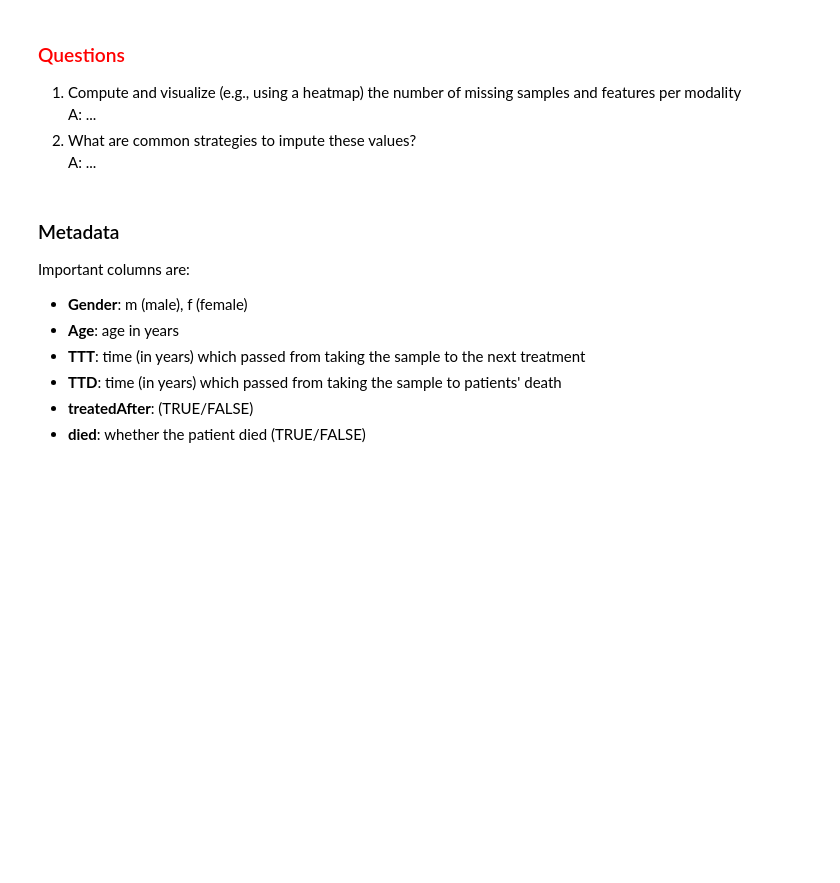
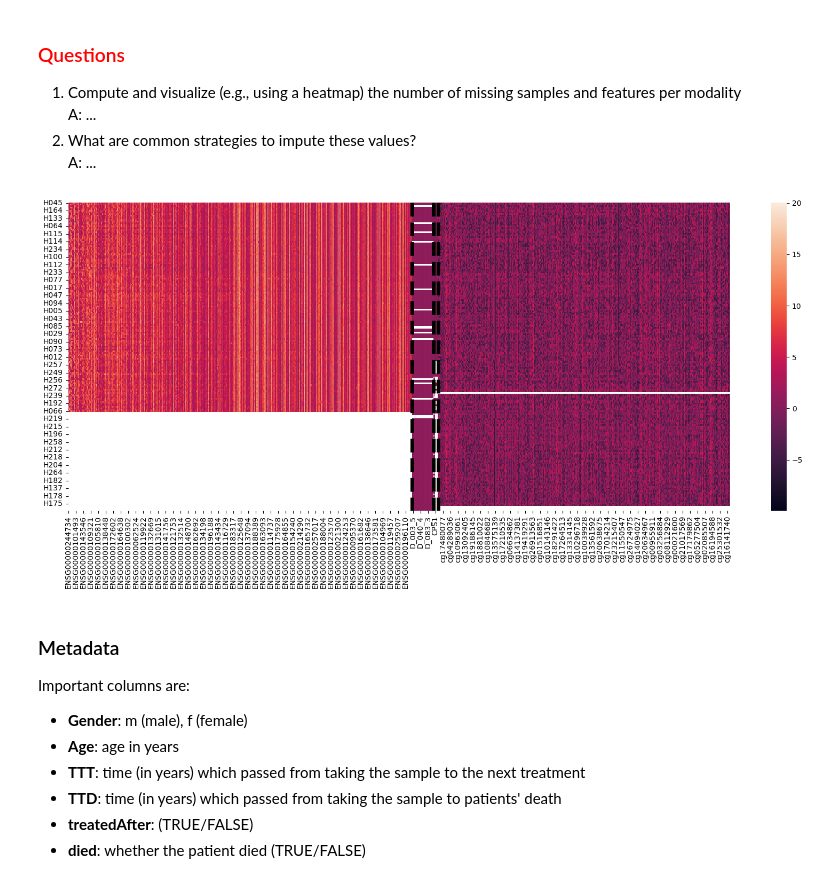
Before and after one commit to martinrohbeck/mofa-workshop, a Jupyter notebook: tutorial.ipynb, the cells around one changed output. Saved outputs shown, nothing was run; the diff lists cells and outputs as text; code cells hidden in the pictures; blank space fills up the shorter version.

Commit message:
Updated notebook figures

```diff
--- a/tutorial.ipynb
+++ b/tutorial.ipynb
@@ -80,6 +133,28 @@ sns.histplot(drugs.values.flatten(), bins=50, kde=False)
   A: ...
 2) What are common strategies to impute these values?
   A: ...
+# %%
+def lined_heatmap(data, vlines=None, **kwargs):
+    fig, ax = plt.subplots(1, 1, figsize=(20, 7.5))
+    g = sns.heatmap(data, ax=ax, **kwargs)
+    if vlines is not None:
+        ax.vlines(
+            vlines, *sorted(g.get_ylim()), lw=5.0, color="black", linestyles="dashed"
+        )
+    return g
+
+
+data = pd.concat([mrna, drugs, mutations, methylation], axis=1)
+ax = lined_heatmap(
+    data,
+    vlines=[
+        mrna.shape[1],
+        mrna.shape[1] + drugs.shape[1],
+        mrna.shape[1] + drugs.shape[1] + mutations.shape[1],
+    ],
+)
+# %% [output]
+[figure, added]
 # %% [markdown]
 ### Metadata
 
```
Also changed, not shown: parts of 68 cells of this notebook.
